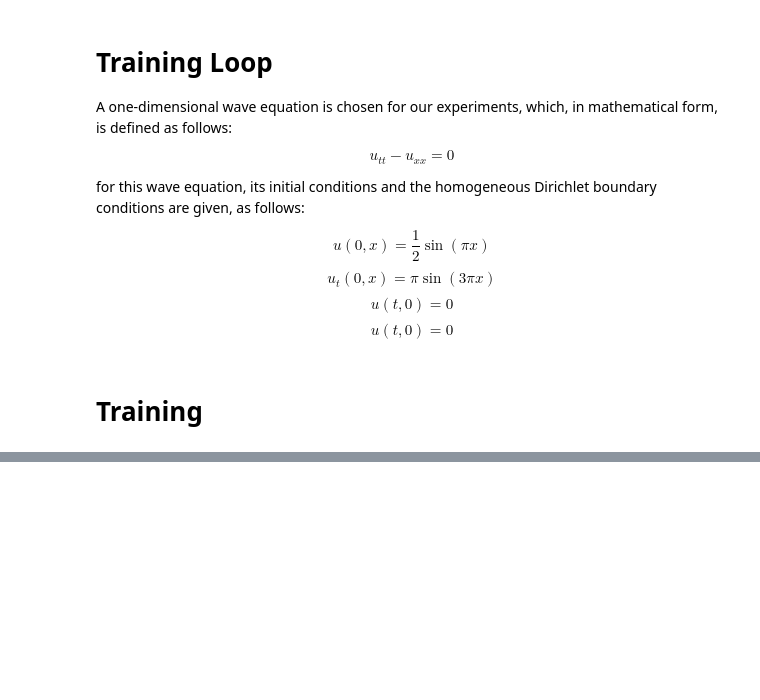
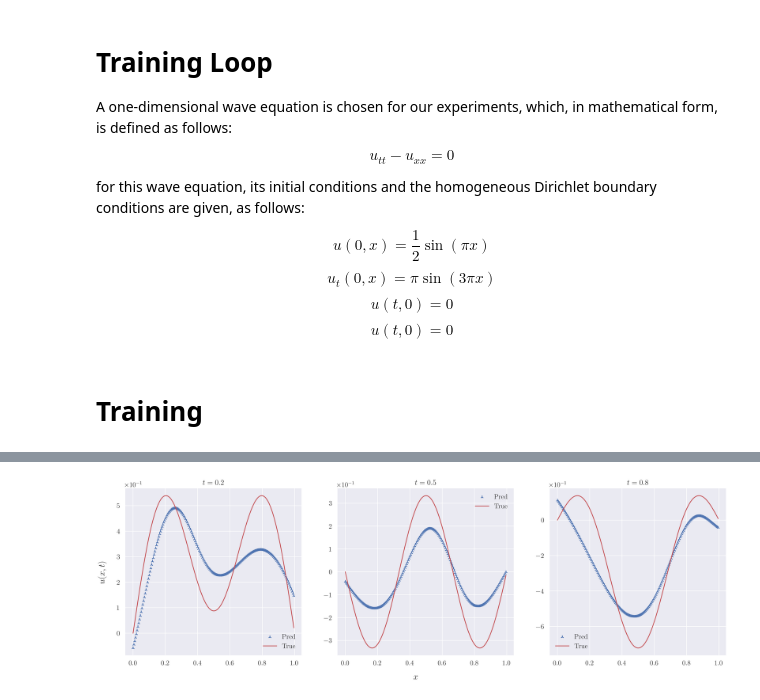
Before and after one commit to DURUII/Replica-PINNs, a Jupyter notebook: Wave Equation/Wave.ipynb, the cells around one changed output, grey strips where cells are left out. Drawn from its saved outputs; the diff is of its cells as text; code cells hidden in the pictures; blank space fills up the shorter version.

```diff
--- a/Wave Equation/Wave.ipynb
+++ b/Wave Equation/Wave.ipynb
@@ -290,0 +301,19 @@ plt.scatter(x.detach().cpu(), model(torch.cat([x, t], dim=1)).detach().cpu())
+# %%
+fig, axes = plt.subplots(1, 3, figsize=(21, 6))
+for t, ax in zip([0.2, 0.5, 0.8], axes):
+    xs = torch.arange(0, 1, h).unsqueeze(dim=1).to(device)
+    ts = (torch.ones(x.shape)*t).to(device)
+    ax.scatter(x.detach().cpu(),
+               model(torch.cat([xs, ts], dim=1)).detach().cpu(),
+               color='C0', marker='2', label='Pred')
+    ax.plot(x.detach().cpu(),
+            ground_truth(xs, ts).detach().cpu(),
+            color='C3', marker='', label='True')
+    ax.set_title(f'$t={t}$')
+    ax.legend()
+
+fig.supxlabel('$x$')
+fig.supylabel('$u(x, t)$', x=0.09)
+plt.show()
+# %% [output]
+[figure, added]
```
Also changed, not shown: parts of 12 cells of this notebook.
